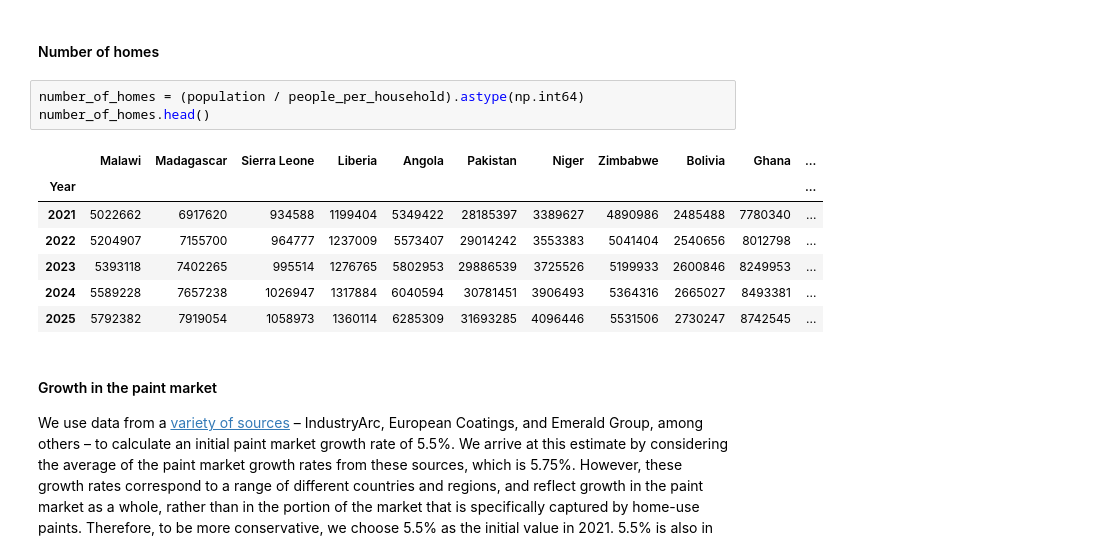
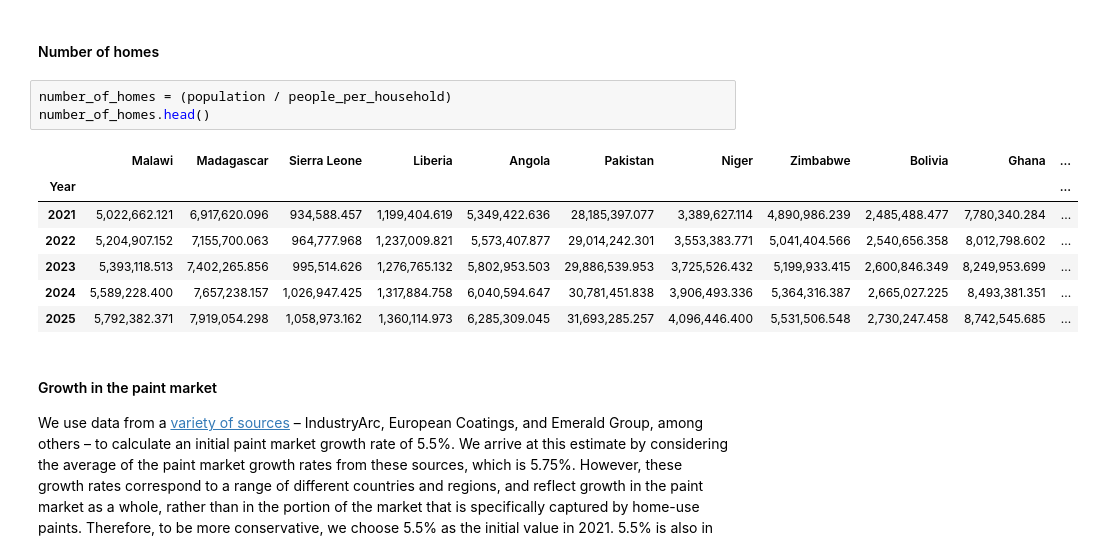
Before and after one commit to ordinaryevidence/leep-cea-2024, a Jupyter notebook: main.ipynb, the cells around one changed output. Cells and saved outputs as stored; diff of their text form.

Commit message:
Finishing Births in homes with lead paint section

```diff
--- a/main.ipynb
+++ b/main.ipynb
@@ -182,16 +225,16 @@ people_per_household.head()
 # %% [markdown]
 #### Number of homes
 # %%
-number_of_homes = (population / people_per_household).astype(np.int64)
+number_of_homes = (population / people_per_household)
 number_of_homes.head()
 # %% [output]
 |  | Malawi | Madagascar | Sierra Leone | Liberia | Angola | Pakistan | Niger | Zimbabwe | Bolivia | Ghana | ... |
 | Year |  |  |  |  |  |  |  |  |  |  | ... |
-| 2021 | 5022662 | 6917620 | 934588 | 1199404 | 5349422 | 28185397 | 3389627 | 4890986 | 2485488 | 7780340 | ... |
-| 2022 | 5204907 | 7155700 | 964777 | 1237009 | 5573407 | 29014242 | 3553383 | 5041404 | 2540656 | 8012798 | ... |
-| 2023 | 5393118 | 7402265 | 995514 | 1276765 | 5802953 | 29886539 | 3725526 | 5199933 | 2600846 | 8249953 | ... |
-| 2024 | 5589228 | 7657238 | 1026947 | 1317884 | 6040594 | 30781451 | 3906493 | 5364316 | 2665027 | 8493381 | ... |
-| 2025 | 5792382 | 7919054 | 1058973 | 1360114 | 6285309 | 31693285 | 4096446 | 5531506 | 2730247 | 8742545 | ... |
+| 2021 | 5,022,662.121 | 6,917,620.096 | 934,588.457 | 1,199,404.619 | 5,349,422.636 | 28,185,397.077 | 3,389,627.114 | 4,890,986.239 | 2,485,488.477 | 7,780,340.284 | ... |
+| 2022 | 5,204,907.152 | 7,155,700.063 | 964,777.968 | 1,237,009.821 | 5,573,407.877 | 29,014,242.301 | 3,553,383.771 | 5,041,404.566 | 2,540,656.358 | 8,012,798.602 | ... |
+| 2023 | 5,393,118.513 | 7,402,265.856 | 995,514.626 | 1,276,765.132 | 5,802,953.503 | 29,886,539.953 | 3,725,526.432 | 5,199,933.415 | 2,600,846.349 | 8,249,953.699 | ... |
+| 2024 | 5,589,228.400 | 7,657,238.157 | 1,026,947.425 | 1,317,884.758 | 6,040,594.647 | 30,781,451.838 | 3,906,493.336 | 5,364,316.387 | 2,665,027.225 | 8,493,381.351 | ... |
+| 2025 | 5,792,382.371 | 7,919,054.298 | 1,058,973.162 | 1,360,114.973 | 6,285,309.045 | 31,693,285.257 | 4,096,446.400 | 5,531,506.548 | 2,730,247.458 | 8,742,545.685 | ... |
 # %% [markdown]
 #### Growth in the paint market
 
```
Also changed, not shown: parts of 44 cells of this notebook.
